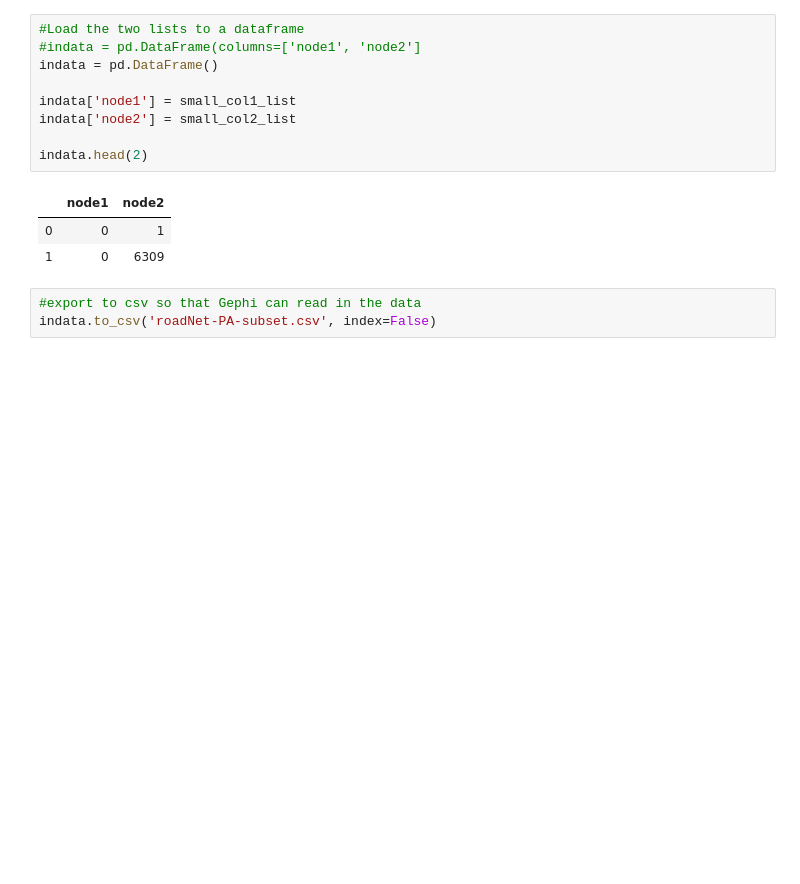
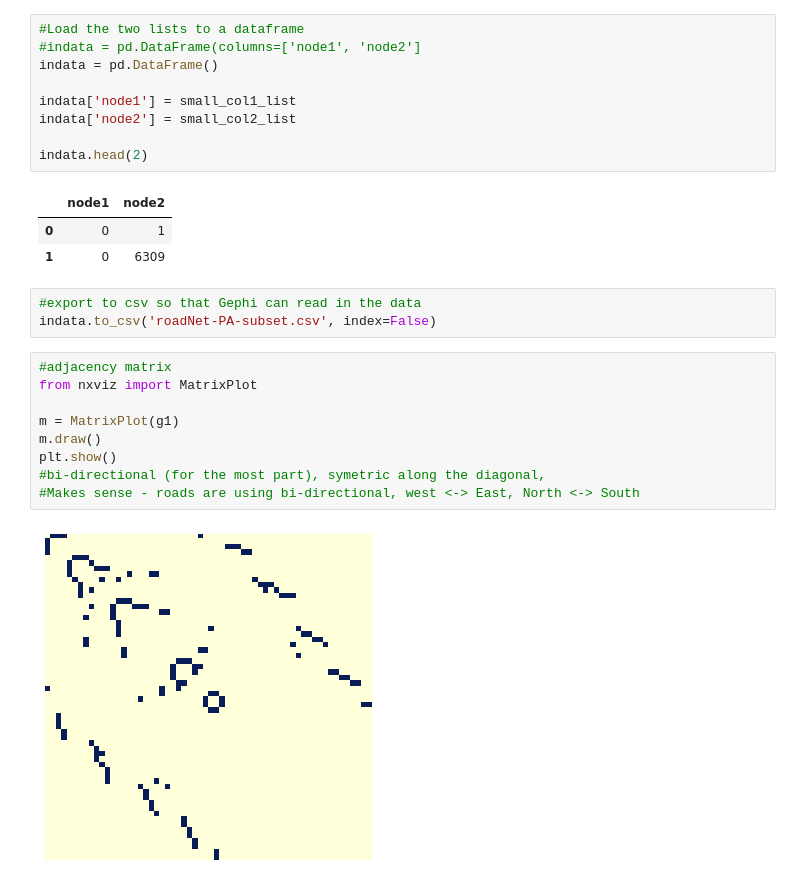
Before and after one commit to WillieDavonSmalls/KJW_CUNY_DATA_620, a Jupyter notebook: Week2_Part1/Assignment3_Graph_Metrics.ipynb, the cells around one changed output. Cells and saved outputs as stored; diff of their text form; blank space fills up the shorter version.

```diff
--- a/Week2_Part1/Assignment3_Graph_Metrics.ipynb
+++ b/Week2_Part1/Assignment3_Graph_Metrics.ipynb
@@ -118,3 +149,14 @@ indata.head(2)
 # %%
 #export to csv so that Gephi can read in the data
 indata.to_csv('roadNet-PA-subset.csv', index=False)
+# %%
+#adjacency matrix
+from nxviz import MatrixPlot
+
+m = MatrixPlot(g1)
+m.draw()
+plt.show()
+#bi-directional (for the most part), symetric along the diagonal,
+#Makes sense - roads are using bi-directional, west <-> East, North <-> South
+# %% [output]
+[figure, added]
```
Also changed, not shown: parts of 4 cells of this notebook, 1 other file.
